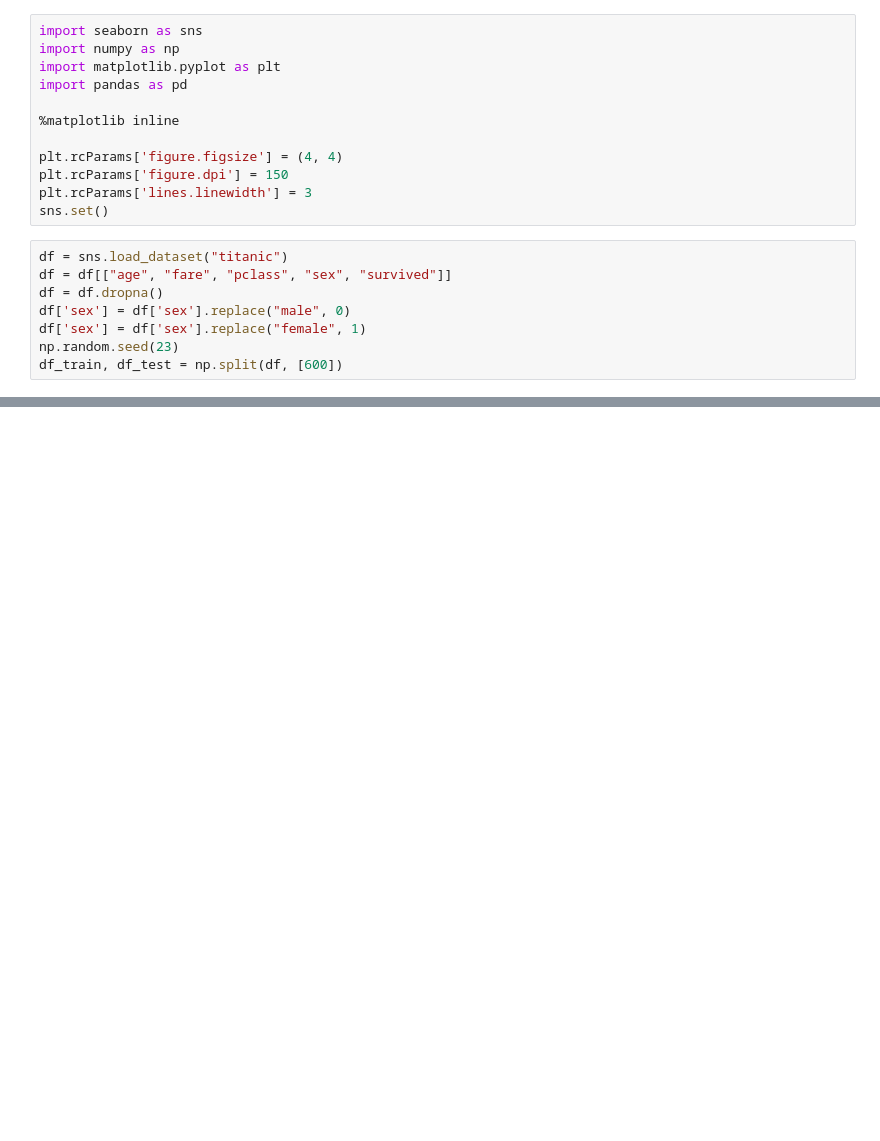
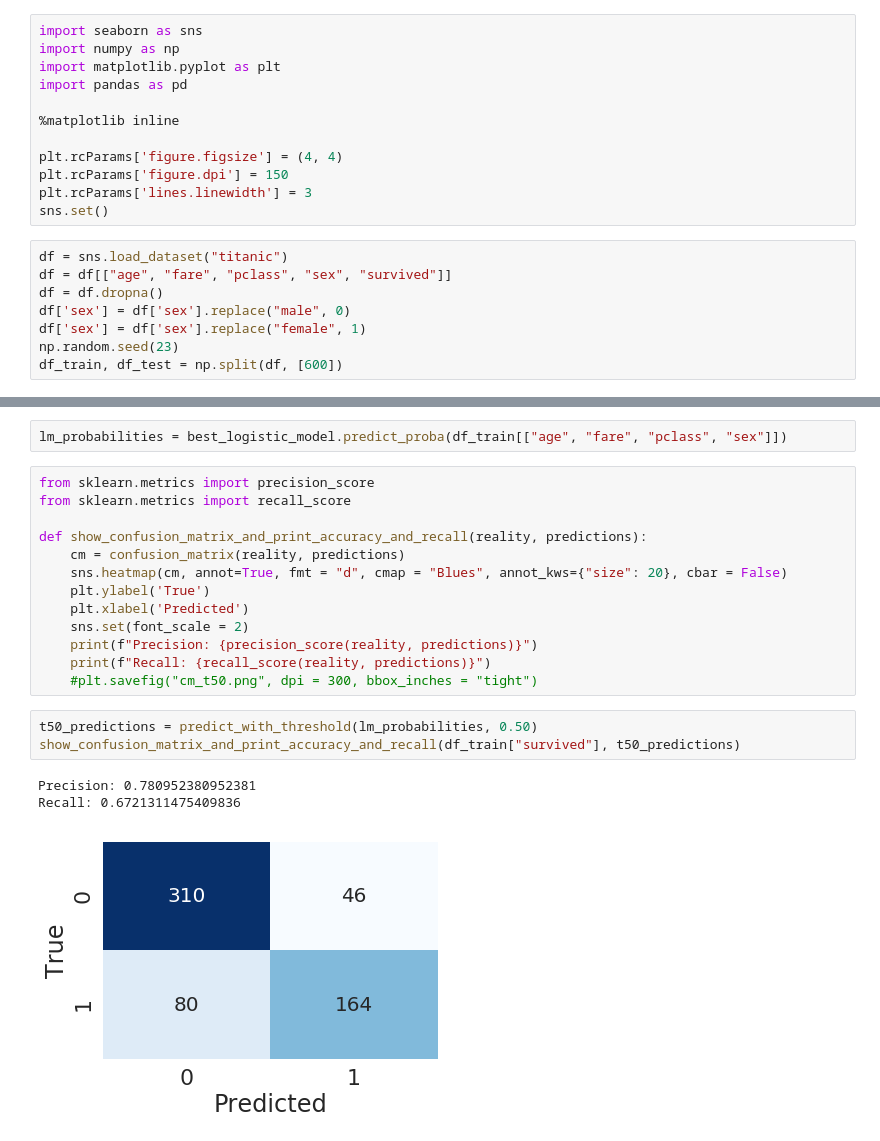
Before and after one commit to joshHug/youdao_ai, a Jupyter notebook: lec8/lec8-model-evaluation.ipynb, the cells around one changed output, grey strips where cells are left out. Saved outputs shown, nothing was run; the diff lists cells and outputs as text; blank space fills up the shorter version.

```diff
--- a/lec8/lec8-model-evaluation.ipynb
+++ b/lec8/lec8-model-evaluation.ipynb
@@ -349,0 +218,22 @@ plt.title('ROC Curve for Training Data');
+# %%
+lm_probabilities = best_logistic_model.predict_proba(df_train[["age", "fare", "pclass", "sex"]])
+# %%
+from sklearn.metrics import precision_score
+from sklearn.metrics import recall_score
+
+def show_confusion_matrix_and_print_accuracy_and_recall(reality, predictions):
+    cm = confusion_matrix(reality, predictions)
+    sns.heatmap(cm, annot=True, fmt = "d", cmap = "Blues", annot_kws={"size": 20}, cbar = False)
+    plt.ylabel('True')
+    plt.xlabel('Predicted')
+    sns.set(font_scale = 2)
+    print(f"Precision: {precision_score(reality, predictions)}")
+    print(f"Recall: {recall_score(reality, predictions)}")
+    #plt.savefig("cm_t50.png", dpi = 300, bbox_inches = "tight")
+# %%
+t50_predictions = predict_with_threshold(lm_probabilities, 0.50)
+show_confusion_matrix_and_print_accuracy_and_recall(df_train["survived"], t50_predictions)
+# %% [output]
+Precision: 0.780952380952381
+Recall: 0.6721311475409836
+[figure, added]
```
Also changed, not shown: parts of 97 cells of this notebook.
